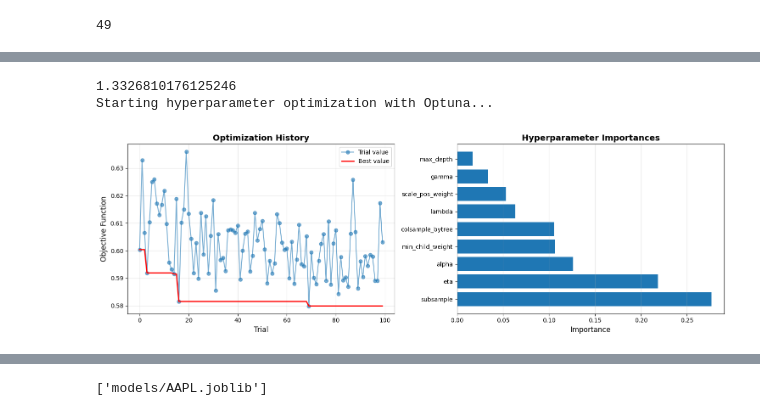
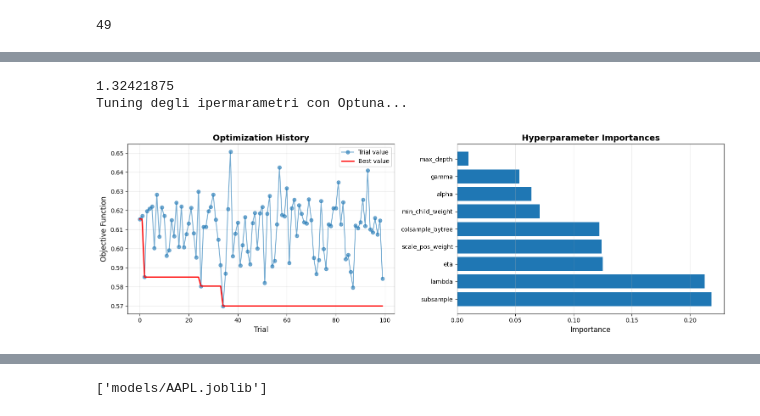
Before and after one commit to UniAlessioM/MarGui-Project, a Jupyter notebook: ImprovedPipeline.ipynb, the cells around one changed output, grey strips where cells are left out. Saved outputs shown, nothing was run; the diff lists cells and outputs as text; code cells hidden in the pictures.

```diff
--- a/ImprovedPipeline.ipynb
+++ b/ImprovedPipeline.ipynb
@@ -14,7 +14,7 @@ import xgboost as xgb
 from xgboost import plot_importance
 # %%
 ticker = "AAPL"
-
+target_window = 5
 
 df = pd.read_csv(
     f"csv/{ticker}_indicators.csv",
@@ -124,6 +115,11 @@ plt.show()
 ----------------------------------------
 [figure]
 # %%
+#allFeatures = ['Close', 'High', 'Low', 'Open', 'Volume', 'Return', 'MACD', 'MACD_Signal', 'MACD_Hist', 'SMA', 'EMA20', 'Vol_EMA20', 'RSI', 'Boll_Up', 'Boll_Down', 'Dist_low_band', 'Dist_up_band', '%K', '%D', 'R_EMA20', 'ADX', '+DI', '-DI', 'ATR', 'BB_pctB', 'ROC', 'W%R', 'OBV', 'CMF', 'MACD_norm', 'RSI_diff', 'DI_diff', 'SMA_slope', 'RSI_slope', 'MACD_slope', '%K_slope', '%D_slope', 'ATR_slope', 'OBV_slope', 'ADX_slope', 'RSI_overbought', 'RSI_oversold', 'Stoch_overbought', 'Stoch_oversold', 'MACD_crossover_signal', 'Vol_pct_change', 'RSI_x_Vol_Change', 'ATR_pct', 'RSI_SMA15', 'RSI_vs_SMA', 'MACD_Hist_Std20', 'SP_Return', 'SP_RSI', 'SP_Dist_SMA']
+
+
+
+
 features = ["High","Volume","Return","MACD","MACD_Signal",
             "MACD_Hist","EMA20","Vol_EMA20",
             "RSI","Boll_Up","Boll_Down","Dist_low_band",
@@ -134,8 +130,7 @@ features = ["High","Volume","Return","MACD","MACD_Signal",
             "ATR_slope","OBV_slope","ADX_slope","RSI_overbought",
             "RSI_oversold","Stoch_overbought","Stoch_oversold",
             "MACD_crossover_signal","Vol_pct_change","RSI_x_Vol_Change",
-            "ATR_pct","RSI_SMA15","RSI_vs_SMA","MACD_Hist_Std20",
-            "SP_Return","SP_RSI","SP_Dist_SMA"]
+            "ATR_pct","RSI_SMA15","RSI_vs_SMA","MACD_Hist_Std20","SP_Return","SP_RSI","SP_Dist_SMA"]
 
 
 X = df[features]
@@ -331,7 +257,7 @@ early_stop = 20
 import optuna
 optuna.logging.set_verbosity(optuna.logging.WARNING)
 
-# --- 2. TUNING CON OPTUNA (USANDO TRAIN E VALIDATION) ---
+# --- TUNING CON OPTUNA (TRAIN E VALIDATION) ---
 pos_weight = np.sum(y_train == 0) / max(np.sum(y_train == 1), 1)
 print(pos_weight)
 
@@ -342,17 +268,11 @@ def objective(trial: optuna.trial.Trial) -> float:
         'booster': 'gbtree',
         'eta': trial.suggest_float('eta', 0.005, 0.05, log=True),
 
-        # 2. FORCE ROBUSTNESS (Crucial for Finance)
-        # Higher min_child_weight prevents the model from learning specific
-        # price movements of specific days. It forces generalization.
-        'min_child_weight': trial.suggest_int('min_child_weight', 20, 50),
+        'min_child_weight': trial.suggest_int('min_child_weight', 18, 45),
 
-        # 3. INCREASE DEPTH BUT LIMIT SPLITS
-        # Allow deeper trees to find complex patterns, but use Gamma to prune them hard.
-        'max_depth': trial.suggest_int('max_depth', 3, 9),
-        'gamma': trial.suggest_float('gamma', 1.0, 10.0), # Very high gamma acts as a conservative gatekeeper
+        'max_depth': trial.suggest_int('max_depth', 3, 10),
+        'gamma': trial.suggest_float('gamma', 1.0, 10.0),
 
-        # 4. REGULARIZATION
         'lambda': trial.suggest_float('lambda', 1.0, 10.0, log=True),
         'alpha': trial.suggest_float('alpha', 1.0, 10.0, log=True),
 
@@ -377,57 +297,60 @@ def objective(trial: optuna.trial.Trial) -> float:
     # Previsioni sul validation set
     preds_proba = model.predict(dval, iteration_range=(0, model.best_iteration))
 
-    metric_score = average_precision_score(y_val, preds_proba)
+    #AUC precision score
+    score = average_precision_score(y_val, preds_proba) #nel return 1-score
 
-    # We want to MAXIMIZE precision/score, so we minimize the negative or inverse
-    return float(1.0 - metric_score)
+    # Log Loss
+    #score = log_loss(y_val, preds_proba)
 
-print("Starting hyperparameter optimization with Optuna...")
+    return float(1-score)
+
+print("Tuning degli ipermarametri con Optuna...")
 study = optuna.create_study(direction='minimize', study_name='xgboost_tuning')
 study.optimize(objective, n_trials=100, show_progress_bar=True)
 
 best_params = study.best_params
 
-# Visualize optimization history with matplotlib
+
 fig, (ax1, ax2) = plt.subplots(1, 2, figsize=(15, 5))
 
-# Plot optimization history
+# Optimization history di Optuna
 trials = study.trials
 trial_numbers = [t.number for t in trials]
 trial_values = [t.value for t in trials]
 
 # Handle possible None values returned by incomplete/failed trials:
 # - use +inf for min computation so None values don't interfere
 # - use np.nan for plotting so matplotlib will skip them
 numeric_for_min = [v if v is not None else float('inf') for v in trial_values]
 plot_values = [v if v is not None else np.nan for v in trial_values]
 
 best_values = [min(numeric_for_min[:i+1]) for i in range(len(numeric_for_min))]
 
 ax1.plot(trial_numbers, plot_values, 'o-', alpha=0.6, label='Trial value')
 ax1.plot(trial_numbers, best_values, 'r-', linewidth=2, label='Best value')
 ax1.set_xlabel('Trial', fontsize=12)
 ax1.set_ylabel('Objective Function', fontsize=12)
 ax1.set_title('Optimization History', fontsize=14, fontweight='bold')
 ax1.legend()
 ax1.grid(alpha=0.3)
 
 # Plot parameter importances
 importances = optuna.importance.get_param_importances(study)
 params_names = list(importances.keys())
 params_values = list(importances.values())
 
 ax2.barh(params_names, params_values)
 ax2.set_xlabel('Importance', fontsize=12)
 ax2.set_title('Hyperparameter Importances', fontsize=14, fontweight='bold')
 ax2.grid(axis='x', alpha=0.3)
 
 plt.tight_layout()
 plt.show()
 # %% [output]
-1.3326810176125246
-Starting hyperparameter optimization with Optuna...
+1.32421875
+Tuning degli ipermarametri con Optuna...
-[figure, old version]
+[figure, new version]
 # %%
 final_params = study.best_params
 final_params['objective'] = 'binary:logistic'
```
Also changed, not shown: parts of 8 cells of this notebook, 3 other files.
